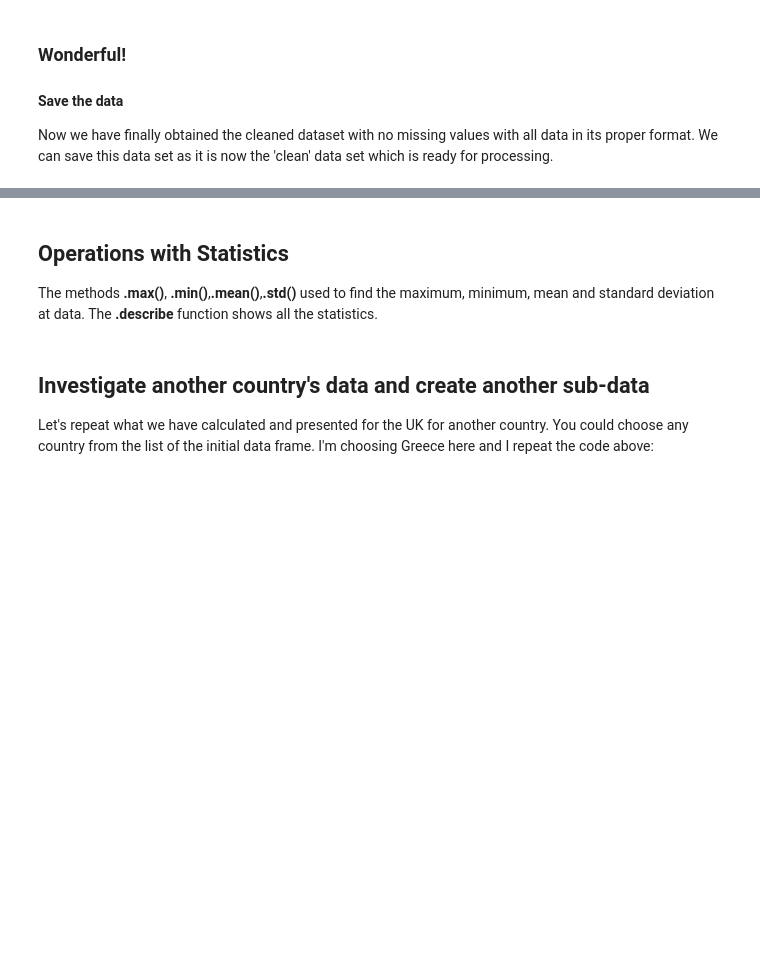
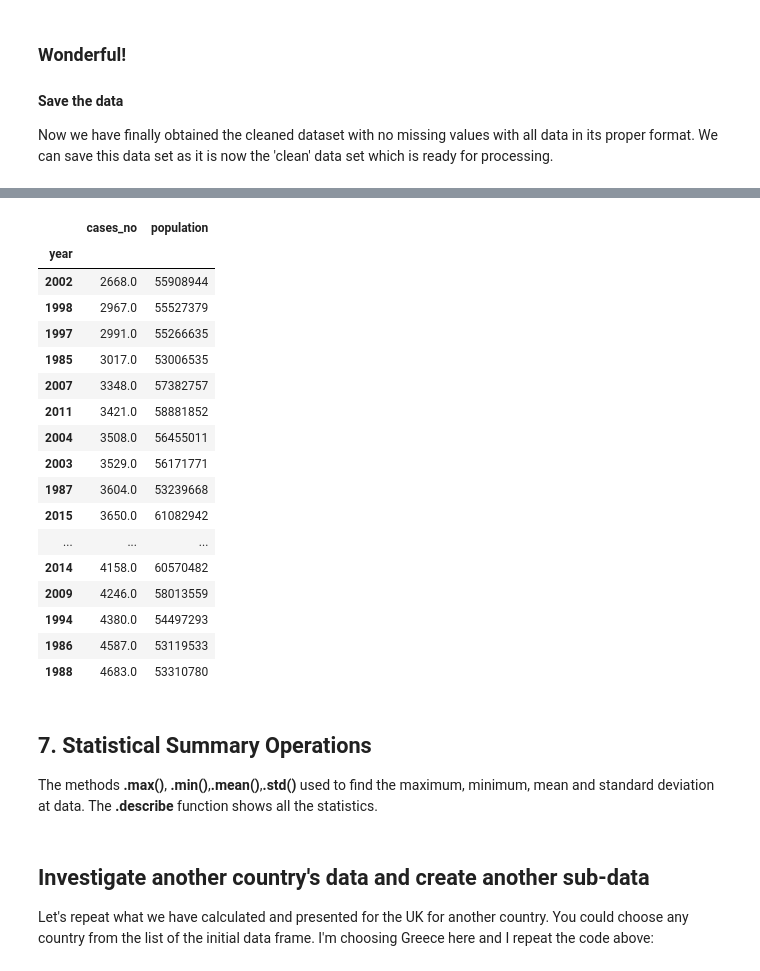
Before and after one commit to catriiona/TeamCoders_Event_Based_Model, a Jupyter notebook: Data_Cleaning_And_Wrangling/Data_Wrangling_WHO.ipynb, the cells around one changed output, grey strips where cells are left out. Cells and saved outputs as stored; diff of their text form; code cells hidden in the pictures; blank space fills up the shorter version.

```diff
--- a/Data_Cleaning_And_Wrangling/Data_Wrangling_WHO.ipynb
+++ b/Data_Cleaning_And_Wrangling/Data_Wrangling_WHO.ipynb
@@ -747,5 +758,27 @@ UK_suicides_per_year_sorted
+# %%
+df_uk = df_by_country_yr.loc['United Kingdom',['cases_no','population']]
+df_uk.sort_values('cases_no')
+# %% [output]
+|  | cases_no | population |
+| year |  |  |
+| 2002 | 2668.0 | 55908944 |
+| 1998 | 2967.0 | 55527379 |
+| 1997 | 2991.0 | 55266635 |
+| 1985 | 3017.0 | 53006535 |
+| 2007 | 3348.0 | 57382757 |
+| 2011 | 3421.0 | 58881852 |
+| 2004 | 3508.0 | 56455011 |
+| 2003 | 3529.0 | 56171771 |
+| 1987 | 3604.0 | 53239668 |
+| 2015 | 3650.0 | 61082942 |
+| ... | ... | ... |
+| 2014 | 4158.0 | 60570482 |
+| 2009 | 4246.0 | 58013559 |
+| 1994 | 4380.0 | 54497293 |
+| 1986 | 4587.0 | 53119533 |
+| 1988 | 4683.0 | 53310780 |
 # %% [markdown]
-## Operations with Statistics
+## 7. Statistical Summary Operations
 The methods **.max()**, **.min()**,**.mean()**,**.std()** used to find the maximum, minimum, mean and standard deviation at data. The **.describe** function shows all the statistics.
 # %%
 UK_suicides_per_year['suicides_no'].max() # Select from the data frame, the column that we are interested and apply the .max() method
```
Also changed, not shown: parts of 16 cells of this notebook.
